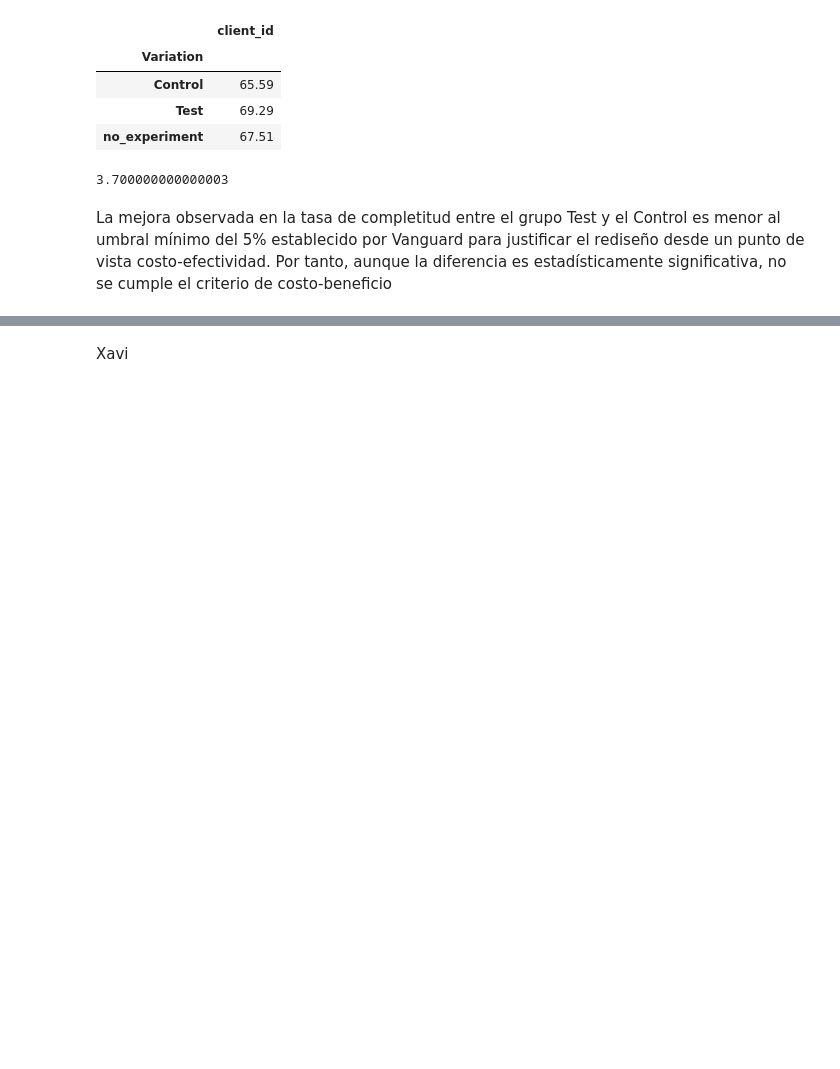
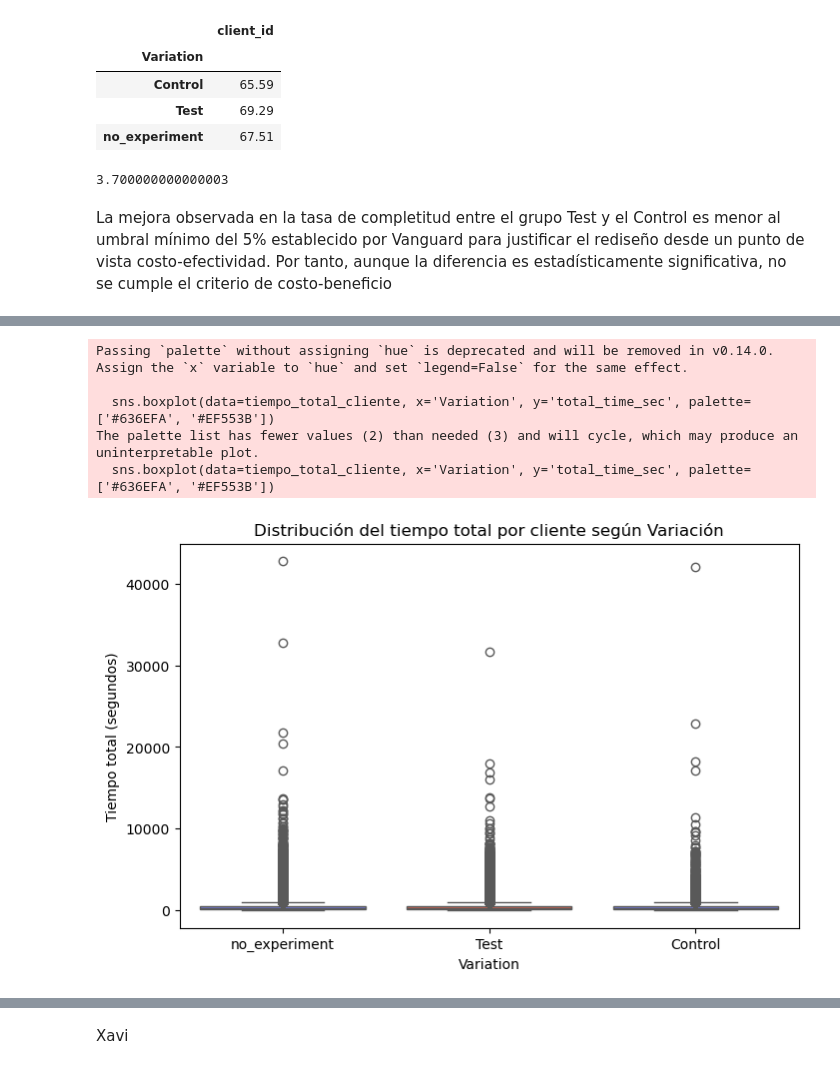
Before and after one commit to JimenezRoDA/vanguard-ab-test, a Jupyter notebook: vanguard-ab-test.ipynb, the cells around one changed output, grey strips where cells are left out. Drawn from its saved outputs; the diff is of its cells as text; code cells hidden in the pictures; blank space fills up the shorter version.

```diff
--- a/vanguard-ab-test.ipynb
+++ b/vanguard-ab-test.ipynb
@@ -990,0 +1235,6 @@ La mejora observada en la tasa de completitud entre el grupo Test y el Control e
+# %%
+# Agrupar por cliente y variation, sumar el tiempo en segundos en todos los pasos
+tiempo_total_cliente = df_web_sorted.groupby(['client_id', 'Variation'])['time_diff_sec'].sum().reset_index()
+tiempo_total_cliente.rename(columns={'time_diff_sec': 'total_time_sec'}, inplace=True)
+
+tiempo_total_cliente.head()
@@ -990,0 +1257,13 @@ La mejora observada en la tasa de completitud entre el grupo Test y el Control e
+# %%
+plt.figure(figsize=(8,5))
+sns.boxplot(data=tiempo_total_cliente, x='Variation', y='total_time_sec', palette=['#636EFA', '#EF553B'])
+plt.title('Distribución del tiempo total por cliente según Variación')
+plt.ylabel('Tiempo total (segundos)')
+plt.show()
+# %% [output]
+Passing `palette` without assigning `hue` is deprecated and will be removed in v0.14.0. Assign the `x` variable to `hue` and set `legend=False` for the same effect.
+
+  sns.boxplot(data=tiempo_total_cliente, x='Variation', y='total_time_sec', palette=['#636EFA', '#EF553B'])
+The palette list has fewer values (2) than needed (3) and will cycle, which may produce an uninterpretable plot.
+  sns.boxplot(data=tiempo_total_cliente, x='Variation', y='total_time_sec', palette=['#636EFA', '#EF553B'])
+[figure, added]
```
Also changed, not shown: parts of 38 cells of this notebook.
